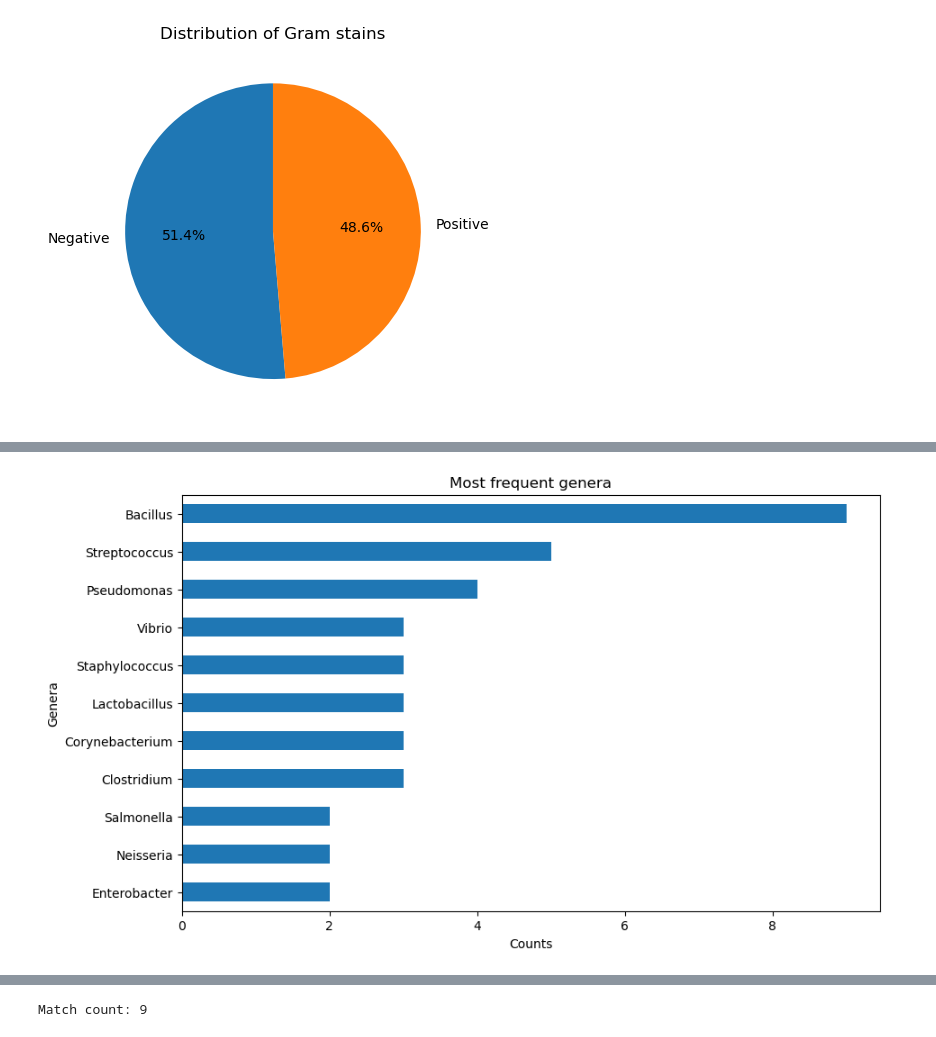
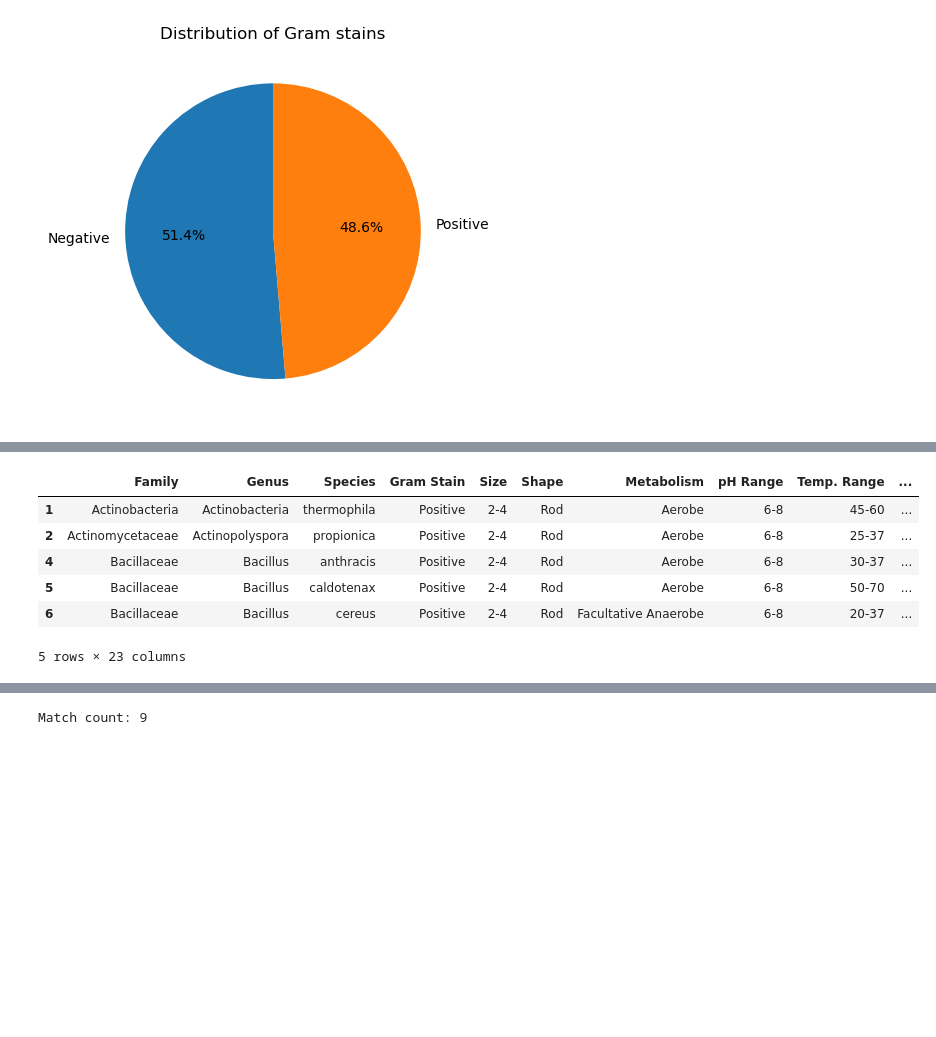
Before and after one commit to kucupwn/MicrobesGrid, a Jupyter notebook: main.ipynb, the cells around one changed output, grey strips where cells are left out. Cells and saved outputs as stored; diff of their text form; code cells hidden in the pictures; blank space fills up the shorter version.

```diff
--- a/main.ipynb
+++ b/main.ipynb
@@ -72,11 +80,11 @@ dtype: int64
-# %%
-multiple_genera.plot(
-    kind="barh",
-    figsize=(10, 6),
-)
-plt.title("Most frequent genera")
-plt.xlabel("Counts")
-plt.ylabel("Genera")
-plt.show()
-# %% [output]
-[figure, removed]
+# %%
+gram_positive = df[df["Gram Stain"] == "Positive"]
+display(gram_positive.head(5))
+# %% [output]
+|  | Family | Genus | Species | Gram Stain | Size | Shape | Metabolism | pH Range | Temp. Range | ... |
+| 1 | Actinobacteria | Actinobacteria | thermophila | Positive | 2-4 | Rod | Aerobe | 6-8 | 45-60 | ... |
+| 2 | Actinomycetaceae | Actinopolyspora | propionica | Positive | 2-4 | Rod | Aerobe | 6-8 | 25-37 | ... |
+| 4 | Bacillaceae | Bacillus | anthracis | Positive | 2-4 | Rod | Aerobe | 6-8 | 30-37 | ... |
+| 5 | Bacillaceae | Bacillus | caldotenax | Positive | 2-4 | Rod | Aerobe | 6-8 | 50-70 | ... |
+| 6 | Bacillaceae | Bacillus | cereus | Positive | 2-4 | Rod | Facultative Anaerobe | 6-8 | 20-37 | ... |
+5 rows × 23 columns
```
Also changed, not shown: parts of 5 cells of this notebook.
